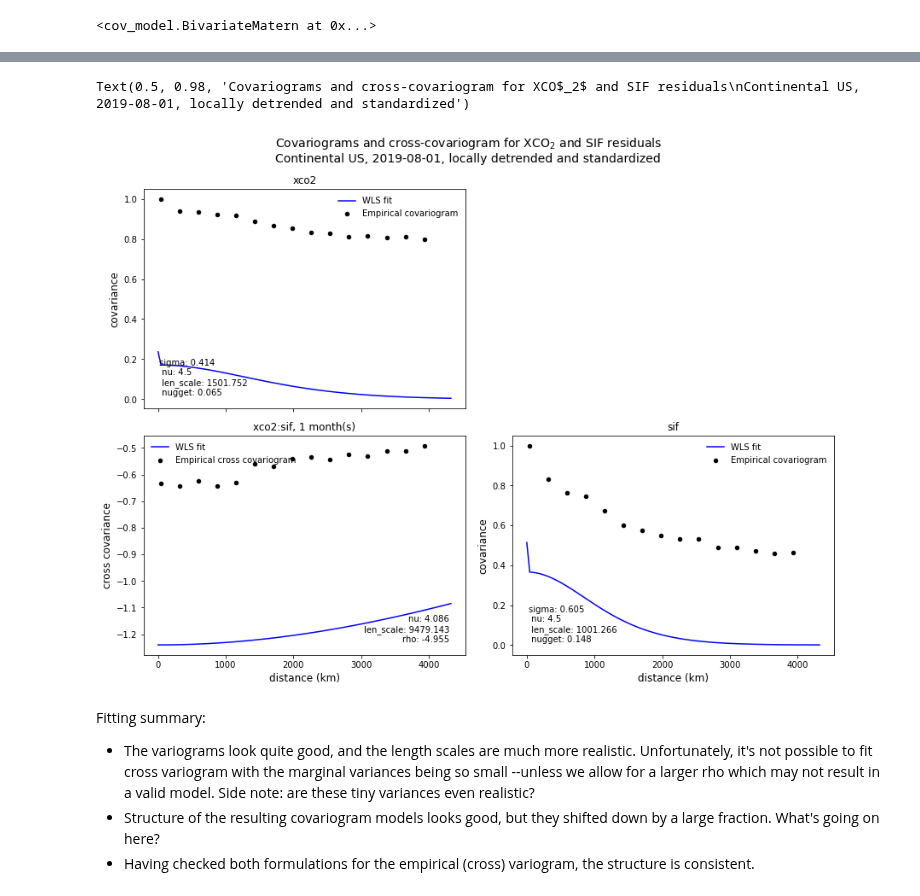
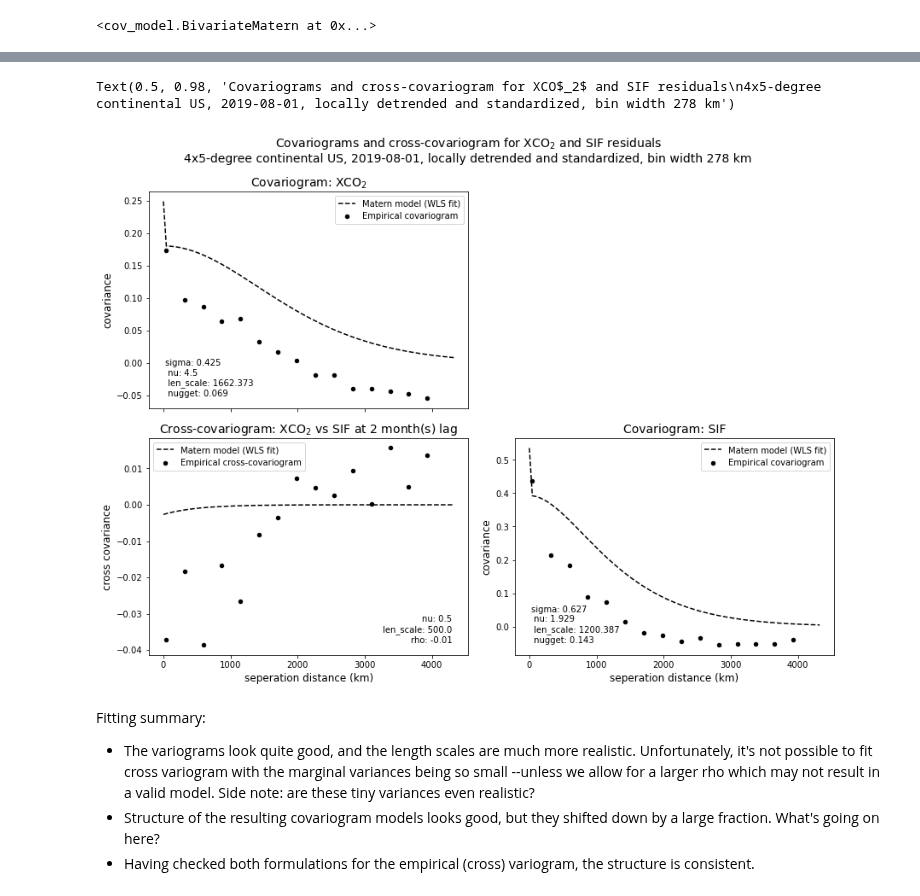
Before and after one commit to 91Mrwu/sif-xco2-cokriging, a Jupyter notebook: research/cokriging_conus.ipynb, the cells around one changed output, grey strips where cells are left out. Drawn from its saved outputs; the diff is of its cells as text; code cells hidden in the pictures.

```diff
--- a/research/cokriging_conus.ipynb
+++ b/research/cokriging_conus.ipynb
@@ -24,7 +24,7 @@ import cokrige
 # %%
 # Analysis variables
 timestamp = "2019-08-01"
-timedelta = -1
+timedelta = -2
 # %%
 # Get data: 5-degree monthly average, cont. US
 ds = xr.open_dataset("../data/exp_pro/OCO2_4x5deg_monthly_conus.nc")
@@ -186,12 +351,8 @@ plt.plot(pred, corr)
 n_bins = 15
 
 # Initial guess for covariance params
-cov_guesses = [[0.4, 3.5, 1.5e3, 0.05], [0.6, 1.2, 1e3, 0.1]]
-cross_guess = [1.2, 2e3, -1.0]
-
-# normalized = True
-# cov_guess = [0.3, 1.5e4]
-# cross_guess = [0.3, 1e4, -0.8]
+cov_guesses = [[0.4, 3.5, 1.4e3, 0.05], [0.6, 1.5, 1.2e3, 0.1]]
+cross_guess = [1.0, 1e3, -0.8]
 # %%
 k1 = cov_model.Matern()
 k2 = cov_model.Matern()
@@ -273,47 +448,41 @@ Text(0.5, 0.98, 'Variograms and cross-variogram for XCO$_2$ and SIF residuals\nC
 # %%
 var_names = ["xco2", "sif"]
 cross_name = "xco2:sif"
 
 fig, ax = plt.subplots(2, 2, figsize=(12, 9), constrained_layout=True, sharex=True)
 ax[0, 1].axis("off")
 
 for i, var in enumerate(var_names):
     df = covario_res[var]
+    df_fit = df.dropna(subset=["wls_fit"]).sort_values("lag")
     df.plot(x="lag", y=var, kind="scatter", color="black", ax=ax[i, i], label="Empirical covariogram")
-    df.dropna(subset=["wls_fit"]).sort_values("lag").plot(x="lag", y="wls_fit", kind="line", color="blue", ax=ax[i, i], label="WLS fit")
-#     df.sort_values("lag").plot(x="lag", y="mle_fit", kind="line", color="red", ax=ax[i, i], label="ML fit")
+    ax[i, i].plot(df_fit["lag"], df_fit["wls_fit"], linestyle="--", color="black", label="Matern model (WLS fit)")
     ax[i, i].set_title(var, fontsize=12)
     ax[i, i].set_ylabel("covariance", fontsize=12)
-    ax[i, i].set_xlabel("distance (km)", fontsize=12)
+    ax[i, i].set_xlabel("seperation distance (km)", fontsize=12)
     ax[i, i].text(0.05, 0.05, param_labels(params[var]), transform=ax[i, i].transAxes, ha="left", va="bottom")
-    ax[i, i].legend(frameon=False)
+    ax[i, i].legend()
 
 df = covario_res[cross_name]
-df.plot(x="lag", y="xco2:sif", kind="scatter", color="black", ax=ax[1, 0], label="Empirical cross covariogram")
-df.dropna(subset=["wls_fit"]).sort_values("lag").plot(x="lag", y="wls_fit", kind="line", color="blue", ax=ax[1, 0], label="WLS fit")
-ax[1, 0].set_title(cross_name + f", {np.abs(timedelta)} month(s)", fontsize=12)
+df_fit = df.dropna(subset=["wls_fit"]).sort_values("lag")
+df.plot(x="lag", y="xco2:sif", kind="scatter", color="black", ax=ax[1, 0], label="Empirical cross-covariogram")
+ax[1, 0].plot(df_fit["lag"], df_fit["wls_fit"], linestyle="--", color="black", label="Matern model (WLS fit)")
+ax[1, 0].text(0.95, 0.05, param_labels(params[cross_name], cross=True), transform=ax[1, 0].transAxes, ha="right", va="bottom")
+ax[1, 0].legend(loc="upper left")
+ax[1, 0].set_ylabel("cross covariance", fontsize=12)
+ax[1, 0].set_xlabel("seperation distance (km)", fontsize=12)
 
-# df.sort_values("lag").plot(x="lag", y="mle_fit", kind="line", color="red", ax=ax[1, 0], label="ML fit")
-ax[1, 0].text(0.95, 0.05, param_labels(params[cross_name], cross=True), transform=ax[1, 0].transAxes, ha="right", va="bottom")
-ax[1, 0].legend(loc="upper left", frameon=False)
-
-ax[1, 0].set_ylabel("cross covariance", fontsize=12)
-ax[1, 0].set_xlabel("distance (km)", fontsize=12)
+ax[0, 0].set_title("Covariogram: XCO$_2$", fontsize=14)
+ax[1, 0].set_title(f"Cross-covariogram: XCO$_2$ vs SIF at {np.abs(timedelta)} month(s) lag", fontsize=14)
+ax[1, 1].set_title("Covariogram: SIF", fontsize=14)
 
 fig.suptitle("Covariograms and cross-covariogram for XCO$_2$ and SIF residuals\n"+
-                 f"Continental US, {timestamp}, locally detrended and standardized", fontsize=14)
+            f"4x5-degree continental US, {timestamp}, locally detrended and standardized, bin width {np.int(bin_width)} km", fontsize=14)
 
-# if normalized:
-#     fig.suptitle("Correlogram and cross-correlogram for XCO$_2$ and SIF residuals\n"+
-#                  f"Continental US, {timestamp}, locally detrended and standardized", fontsize=14)
-#     fig.savefig(f"../plots/correlograms_conus45_{timestamp}_{np.abs(timedelta)}M.png", dpi=100);
-# else:
-#     fig.suptitle("Covariograms and cross-covariogram for XCO$_2$ and SIF residuals\n"+
-#                  f"Continental US, {timestamp}, locally detrended and standardized", fontsize=14)
-#     fig.savefig(f"../plots/covariograms_conus45_{timestamp}_{np.abs(timedelta)}M.png", dpi=100);
+# fig.savefig(f"../plots/covariograms_conus4x5_{timestamp}_{np.abs(timedelta)}Mlag.png", dpi=100)
 # %% [output]
-Text(0.5, 0.98, 'Covariograms and cross-covariogram for XCO$_2$ and SIF residuals\nContinental US, 2019-08-01, locally detrended and standardized')
+Text(0.5, 0.98, 'Covariograms and cross-covariogram for XCO$_2$ and SIF residuals\n4x5-degree continental US, 2019-08-01, locally detrended and standardized, bin width 278 km')
-[figure, old version]
+[figure, new version]
 # %% [markdown]
 Fitting summary:
 - The variograms look quite good, and the length scales are much more realistic. Unfortunately, it's not possible to fit cross variogram with the marginal variances being so small --unless we allow for a larger rho which may not result in a valid model. Side note: are these tiny variances even realistic?
```
Also changed, not shown: parts of 16 cells of this notebook, 4 other files.
